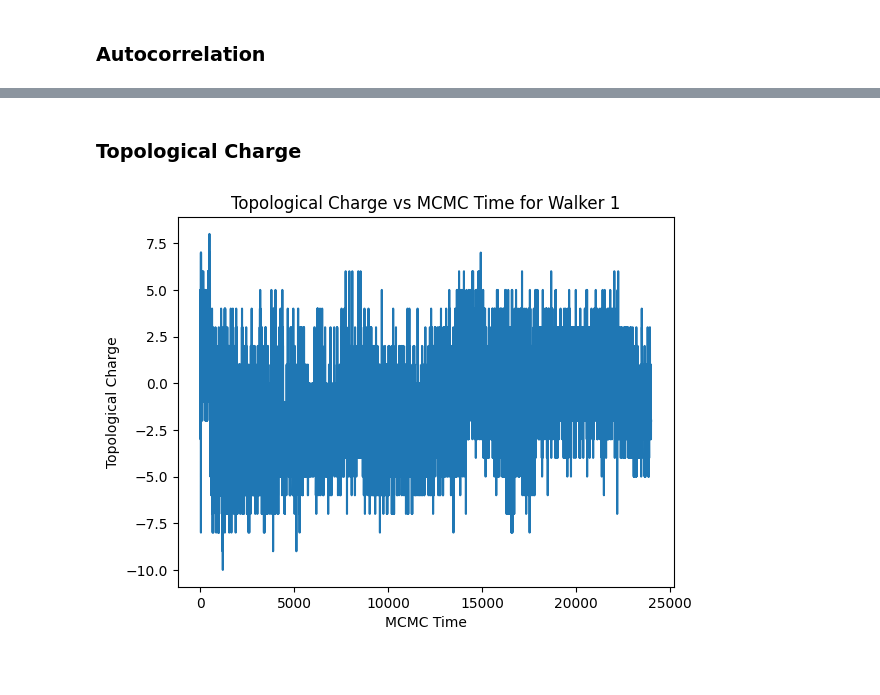
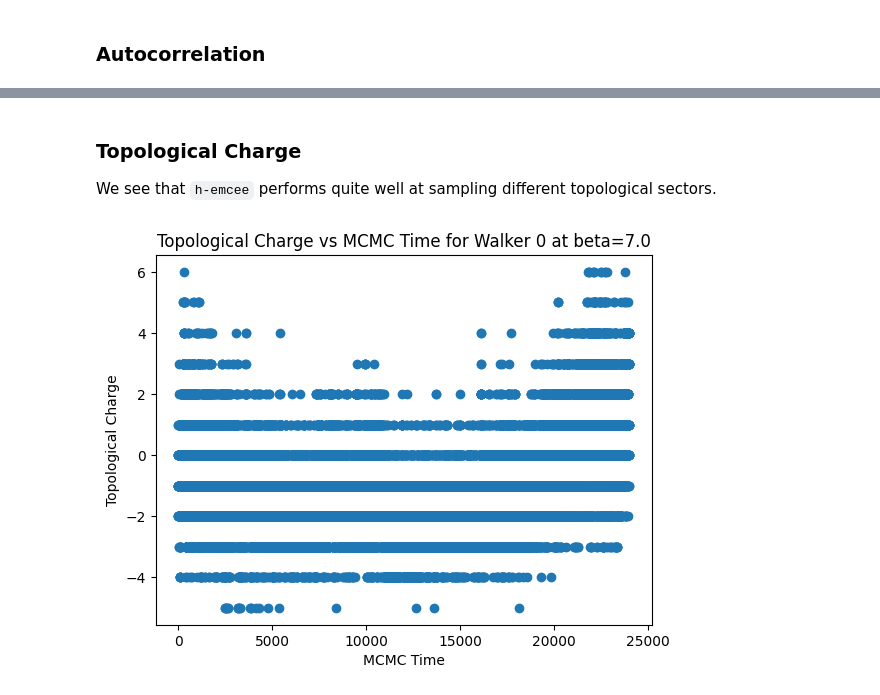
Before and after one commit to clarkmiyamoto/U1-Gauge-Theory, a Jupyter notebook: example.ipynb, the cells around one changed output, grey strips where cells are left out. Drawn from its saved outputs; the diff is of its cells as text; code cells hidden in the pictures; blank space fills up the shorter version.

Commit message:
plot clearer now

```diff
--- a/example.ipynb
+++ b/example.ipynb
@@ -68,13 +73,15 @@ hemcee.autocorr.integrated_time(samples)
 # %% [markdown]
 ### Topological Charge
+
+We see that `h-emcee` performs quite well at sampling different topological sectors.
 # %%
-walker_id = 1
+walker_id = 0
 samples_per_walker = samples_ShapedForLattice[:, walker_id, :, :, :]
 
-plt.plot(topo_charge(samples_per_walker))
+plt.scatter(range(len(samples_per_walker)), topo_charge(samples_per_walker))
 plt.xlabel('MCMC Time')
 plt.ylabel('Topological Charge')
 plt.title(f'Topological Charge vs MCMC Time for Walker {walker_id} at beta={beta}')
 plt.show()
 # %% [output]
-[figure, old version]
+[figure, new version]
```
Also changed, not shown: parts of 1 cell of this notebook.
